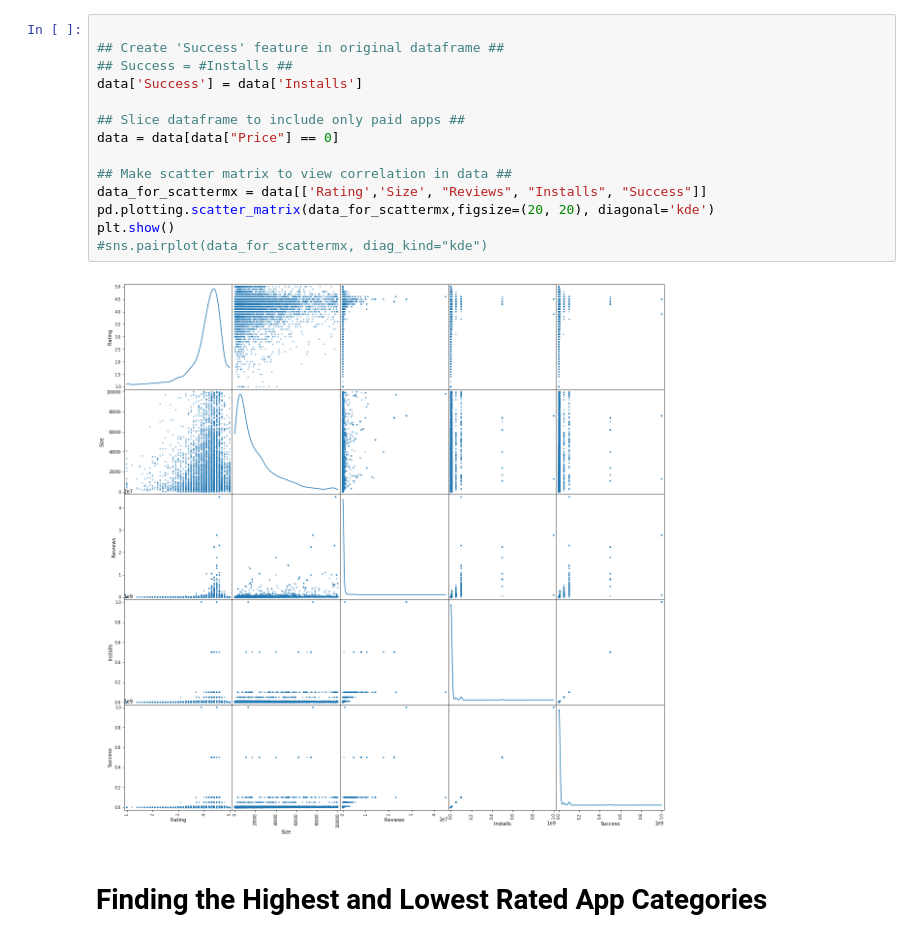
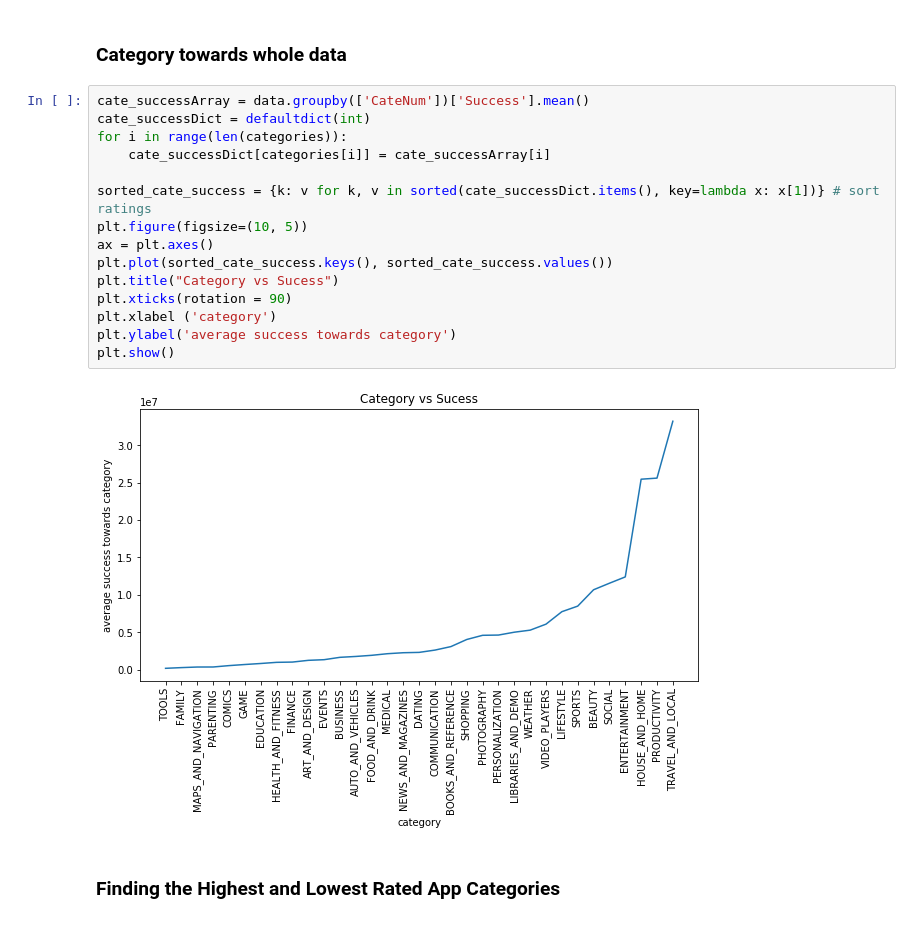
Before and after one commit to SeverineSoltani/COGS108_Project, a Jupyter notebook: COGS 108 Project.ipynb, the cells around one changed output. Saved outputs shown, nothing was run; the diff lists cells and outputs as text.

```diff
--- a/COGS 108 Project.ipynb
+++ b/COGS 108 Project.ipynb
@@ -101,21 +248,24 @@ plt.show()
-# %%
-
-## Create 'Success' feature in original dataframe ##
-## Success = #Installs ##
-data['Success'] = data['Installs']
-
-## Slice dataframe to include only paid apps ##
-data = data[data["Price"] == 0]
-
-## Make scatter matrix to view correlation in data ##
-data_for_scattermx = data[['Rating','Size', "Reviews", "Installs", "Success"]]
-pd.plotting.scatter_matrix(data_for_scattermx,figsize=(20, 20), diagonal='kde')
-plt.show()
-#sns.pairplot(data_for_scattermx, diag_kind="kde")
-# %% [output]
-[figure, removed]
+# %% [markdown]
+### Category towards whole data
+# %%
+cate_successArray = data.groupby(['CateNum'])['Success'].mean()
+cate_successDict = defaultdict(int)
+for i in range(len(categories)):
+    cate_successDict[categories[i]] = cate_successArray[i]
+
+sorted_cate_success = {k: v for k, v in sorted(cate_successDict.items(), key=lambda x: x[1])} # sort ratings
+plt.figure(figsize=(10, 5))
+ax = plt.axes()
+plt.plot(sorted_cate_success.keys(), sorted_cate_success.values())
+plt.title("Category vs Sucess")
+plt.xticks(rotation = 90)
+plt.xlabel ('category')
+plt.ylabel('average success towards category')
+plt.show()
+# %% [output]
+[figure, added]
 # %% [markdown]
-# Finding the Highest and Lowest Rated App Categories
+### Finding the Highest and Lowest Rated App Categories
 # %%
 rating_by_category = data.groupby(['Category']).mean()
 #print(rating_by_category)
```
Also changed, not shown: parts of 48 cells of this notebook.
